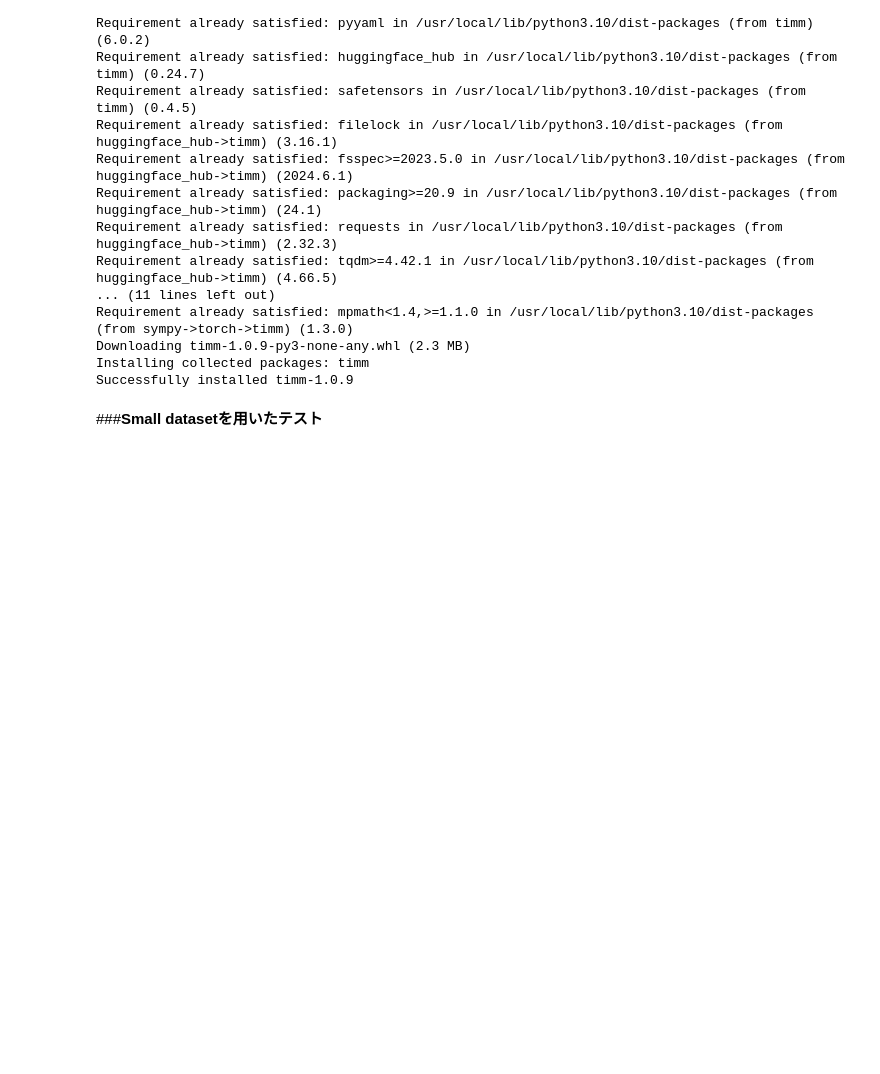
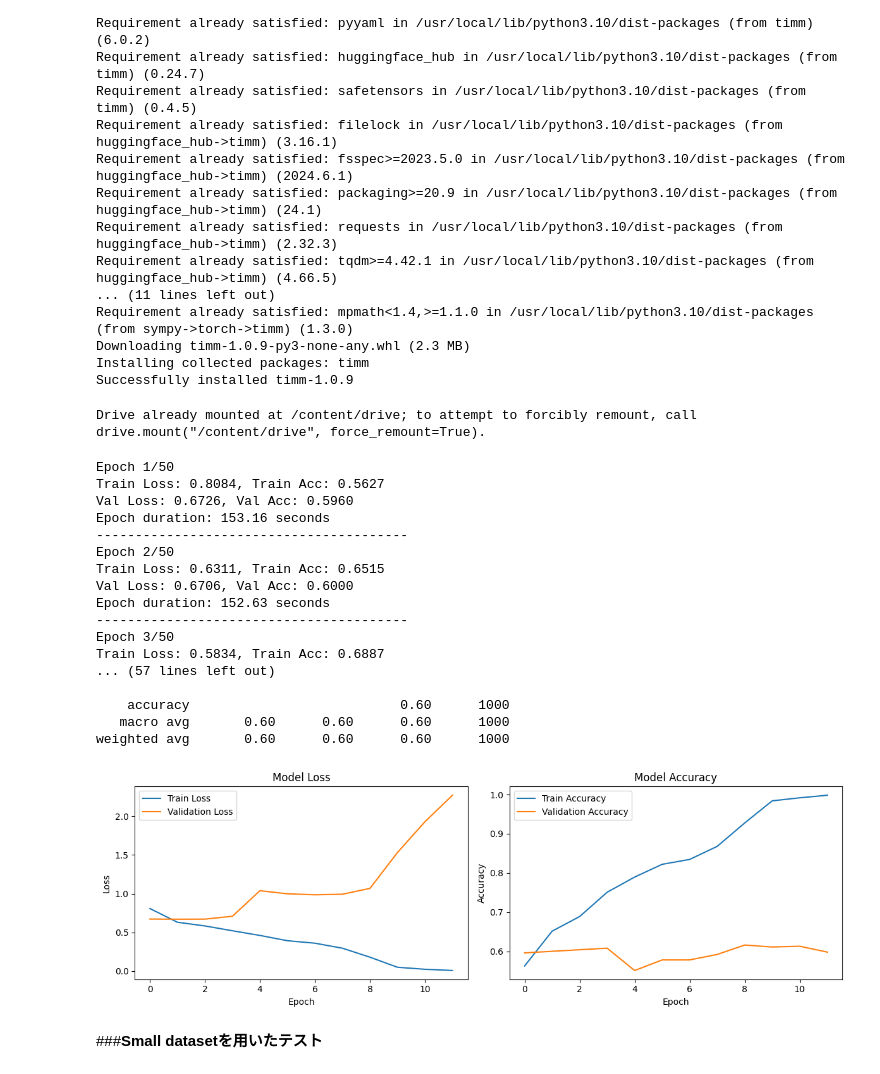
Before and after one commit to ykitaguchi77/FundusPhoto, a Jupyter notebook: Metabo2024.ipynb, the cells around one changed output. Cells and saved outputs as stored; diff of their text form; code cells hidden in the pictures; blank space fills up the shorter version.

Commit message:
Colab を使用して作成されました

```diff
--- a/Metabo2024.ipynb
+++ b/Metabo2024.ipynb
@@ -940,6 +1021,10 @@ EfficientNetV2-L: 入力サイズは640x640ピクセル
 # 6. 最終的な性能評価とレポート生成
 # 7. トレーニング過程の可視化
 # 8. 総実行時間の表示
+
+# 必要なライブラリのインストール
+!pip install timm --q
+!pip install ranger-adabelief==0.1.0 --q
 
 import os
 import pandas as pd
@@ -956,6 +1041,14 @@ import timm
 import matplotlib.pyplot as plt
 import time
 import random
+from ranger_adabelief import RangerAdaBelief
+from torch.optim.lr_scheduler import ReduceLROnPlateau
+
+
+# Google Driveのマウント
+from google.colab import drive
+drive.mount('/content/drive')
+
 
 # Training settings
 num_epochs = 50
@@ -996,11 +1089,11 @@ class FundusDataset(Dataset):
 
 # データの前処理とオーグメンテーション
 transform_train = transforms.Compose([
-    transforms.Resize((224, 224)),
-    transforms.RandomHorizontalFlip(p=0.5),
-    transforms.RandomRotation(degrees=10),
-    transforms.ColorJitter(brightness=0.2, contrast=0.2),
-    transforms.GaussianBlur(kernel_size=5, sigma=(0.1, 2.0)),
+    #transforms.Resize((224, 224)),
+    # transforms.RandomHorizontalFlip(p=0.5),
+    # transforms.RandomRotation(degrees=10),
+    # transforms.ColorJitter(brightness=0.2, contrast=0.2),
+    # transforms.GaussianBlur(kernel_size=5, sigma=(0.1, 2.0)),
     transforms.ToTensor(),
     transforms.Normalize(mean=[0.485, 0.456, 0.406], std=[0.229, 0.224, 0.225])
 ])
@@ -1014,7 +1107,8 @@ transform_val = transforms.Compose([
 
 # データセットとデータローダーの作成
 csv_file = "/content/drive/MyDrive/Deep_learning/Fundus_metabolic/label_train.csv"
-img_dir = "/content/drive/MyDrive/Deep_learning/Fundus_metabolic/images_224px"
+img_dir = "/content/drive/MyDrive/Deep_learning/Fundus_metabolic/images_480px"
+#img_dir = "/content/drive/MyDrive/Deep_learning/Fundus_metabolic/images_224px"
 
 full_dataset = FundusDataset(csv_file, img_dir)
 train_size = int(0.8 * len(full_dataset))
@@ -1108,11 +1202,14 @@ device = torch.device("cuda" if torch.cuda.is_available() else "cpu")
 #model = RepViTM1_0().to(device)
 #model = timm.create_model('swin_base_patch4_window7_224_in22k', pretrained=True, num_classes=2).to(device)
 #model = timm.create_model('vit_tiny_patch16_224', pretrained=True, num_classes=2).to(device)
-model = timm.create_model('efficientnetv2_xl', pretrained=True, num_classes=2).to(device) #画像サイズ600ｘ600を推奨
+#model = timm.create_model('efficientnetv2_xl', pretrained=False, num_classes=2).to(device) #画像サイズ600ｘ600を推奨,Pretrainedなし, out of memoryになる
+model = timm.create_model('efficientnetv2_rw_m.agc_in1k', pretrained=True, num_classes=2).to(device) #画像サイズ480ｘ480を推奨
 #model = timm.create_model('repvgg_a0.rvgg_in1k', pretrained=True, num_classes=2).to(device)
 
 criterion = nn.CrossEntropyLoss()
-optimizer = optim.AdamW(model.parameters(), lr=0.002)
+optimizer = optim.AdamW(model.parameters(), lr=0.001)
+#optimizer = RangerAdaBelief(model.parameters(), lr=1e-3, eps=1e-12, betas=(0.9,0.999), weight_decouple=True)
+scheduler = ReduceLROnPlateau(optimizer, mode='min', factor=0.1, patience=5, verbose=True)
 
 # トレーニング関数
 def train(model, train_loader, criterion, optimizer, device):
@@ -1193,6 +1290,9 @@ for epoch in range(num_epochs):
     train_loss, train_acc = train(model, train_loader, criterion, optimizer, device)
     val_loss, val_acc = evaluate(model, val_loader, criterion, device)
 
+    # スケジューラの更新
+    scheduler.step(val_loss)
+
     epoch_end_time = time.time()
     epoch_duration = epoch_end_time - epoch_start_time
 
@@ -1231,33 +1331,53 @@ with torch.no_grad():
         _, preds = outputs.max(1)
         all_preds.extend(preds.cpu().numpy())
         all_labels.extend(labels.cpu().numpy())
 
 final_accuracy = accuracy_score(all_labels, all_preds)
 print(f"Final Accuracy: {final_accuracy:.4f}")
 print("\nClassification Report:")
 print(classification_report(all_labels, all_preds))
 
 # 訓練結果のグラフ表示
 plt.figure(figsize=(12, 4))
 
 plt.subplot(1, 2, 1)
 plt.plot(history['train_loss'], label='Train Loss')
 plt.plot(history['val_loss'], label='Validation Loss')
 plt.title('Model Loss')
 plt.xlabel('Epoch')
 plt.ylabel('Loss')
 plt.legend()
 
 plt.subplot(1, 2, 2)
 plt.plot(history['train_acc'], label='Train Accuracy')
 plt.plot(history['val_acc'], label='Validation Accuracy')
 plt.title('Model Accuracy')
 plt.xlabel('Epoch')
 plt.ylabel('Accuracy')
 plt.legend()
 
 plt.tight_layout()
 plt.show()
+# %% [output]
+Drive already mounted at /content/drive; to attempt to forcibly remount, call drive.mount("/content/drive", force_remount=True).
+Epoch 1/50
+Train Loss: 0.8084, Train Acc: 0.5627
+Val Loss: 0.6726, Val Acc: 0.5960
+Epoch duration: 153.16 seconds
+----------------------------------------
+Epoch 2/50
+Train Loss: 0.6311, Train Acc: 0.6515
+Val Loss: 0.6706, Val Acc: 0.6000
+Epoch duration: 152.63 seconds
+----------------------------------------
+Epoch 3/50
+Train Loss: 0.5834, Train Acc: 0.6887
+... (57 lines left out)
+
+    accuracy                           0.60      1000
+   macro avg       0.60      0.60      0.60      1000
+weighted avg       0.60      0.60      0.60      1000
+[figure, added]
 # %% [markdown]
 ###**Small datasetを用いたテスト**
 # %%
```
Also changed, not shown: parts of 12 cells of this notebook.
